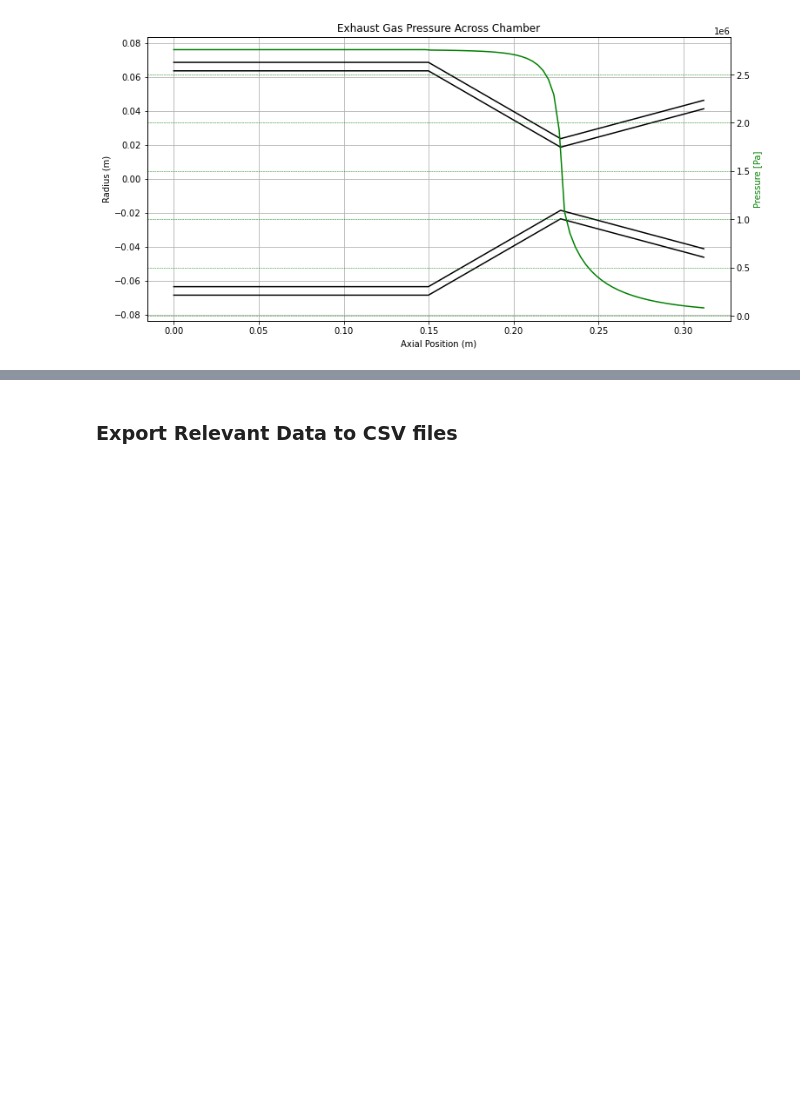
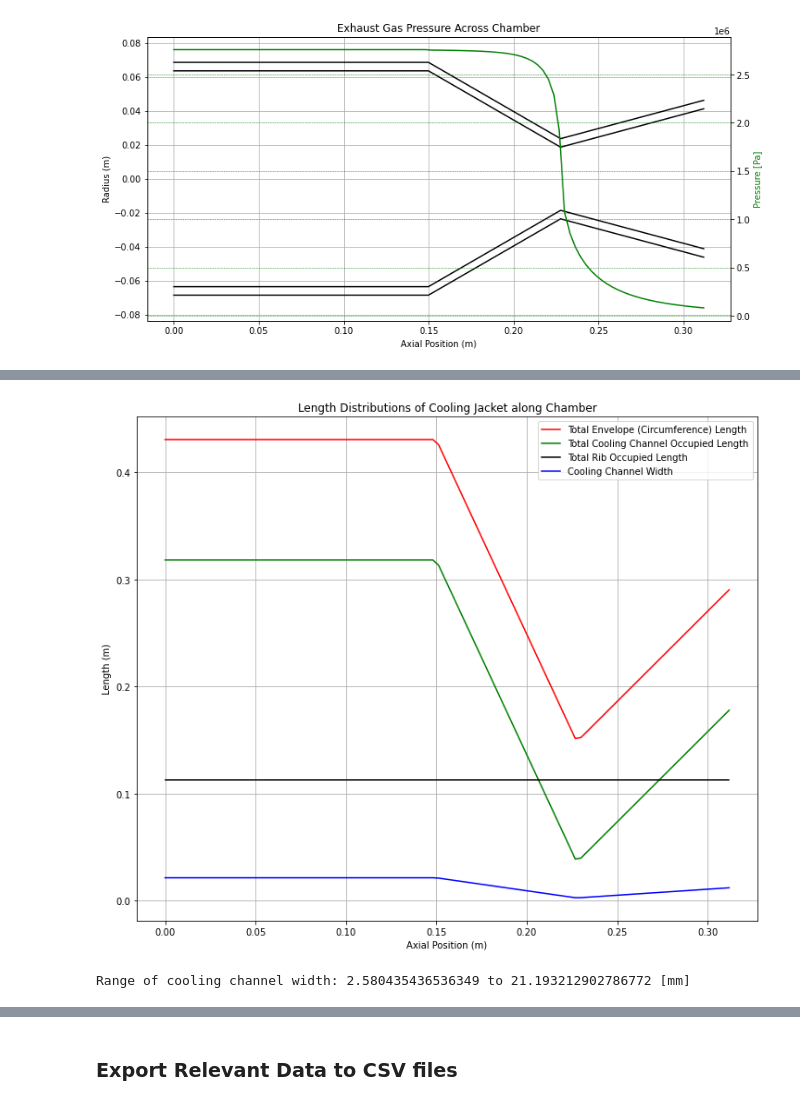
Before and after one commit to Project-Liquid/TheRocket, a Jupyter notebook: TheEngine/Regen Solver/prelimsolver.ipynb, the cells around one changed output, grey strips where cells are left out. Drawn from its saved outputs; the diff is of its cells as text; code cells hidden in the pictures; blank space fills up the shorter version.

```diff
--- a/TheEngine/Regen Solver/prelimsolver.ipynb
+++ b/TheEngine/Regen Solver/prelimsolver.ipynb
@@ -229,6 +288,7 @@ for i, el in enumerate(nodes):
     el = Node()
     el.set_x(x_n[i])
     el.set_r(r_n[i])
+    el.set_OD(OD_n[i])
     nodes[i] = el
 # %% [markdown]
 ### Solving Exhaust Gas State at Each Slice
@@ -364,0 +448,4 @@ plt.show()
+# %%
+# define cooling jacket geometry parameters
+N_channels = 15 # number of cooling channels
+t_rib = 0.0075 # thickness of ribs [m]
@@ -364,0 +472,28 @@ plt.show()
+# %%
+# calculate length of ribs at all envelope sections - for N_channels cooling channels there will be N_channels ribs (when counting going around the circumference)
+C = np.pi * OD_n # circumference of chamber outer wall at each node
+L_rt = [(N_channels) * t_rib for i in range(N)] # total circumference length occupied by ribs at each node
+w = (C - L_rt) / N_channels # width of each cooling channel
+
+if min(w) < 0:
+    print("ERROR: Cooling channel width is negative at one or more nodes. Please check cooling jacket geometry parameters.")
+
+# plot results: length occupied by rib, length occupied by walls and total envelope length (circumference) at each node
+fig, axs = plt.subplots(figsize = (12, 10))
+fig.set_facecolor('white')
+axs.plot(x_n, C, color = "r", label = "Total Envelope (Circumference) Length")
+axs.plot(x_n, C - L_rt, color = "g", label = "Total Cooling Channel Occupied Length")
+axs.plot(x_n, L_rt, color = "k", label = "Total Rib Occupied Length")
+axs.plot(x_n, w, color = "b", label = "Cooling Channel Width")
+axs.grid()
+axs.set_xlabel("Axial Position (m)")
+axs.set_ylabel("Length (m)")
+axs.set_title("Length Distributions of Cooling Jacket along Chamber")
+axs.legend()
+plt.show()
+
+# print results
+print("Range of cooling channel width:", min(w) * 1000.0, "to", max(w) * 1000.0, "[mm]")
+# %% [output]
+[figure, added]
+Range of cooling channel width: 2.580435436536349 to 21.193212902786772 [mm]
```
Also changed, not shown: parts of 23 cells of this notebook, 3 other files.
